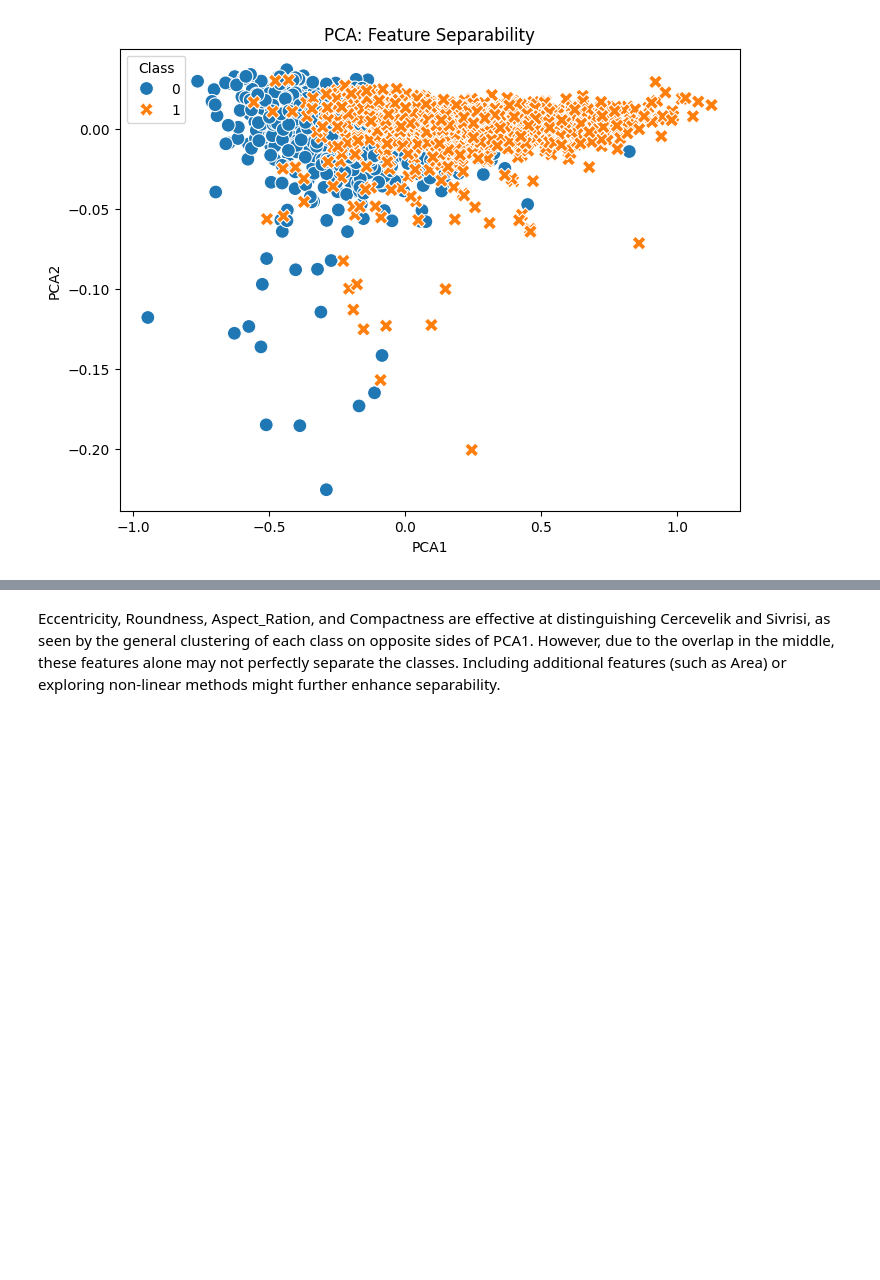
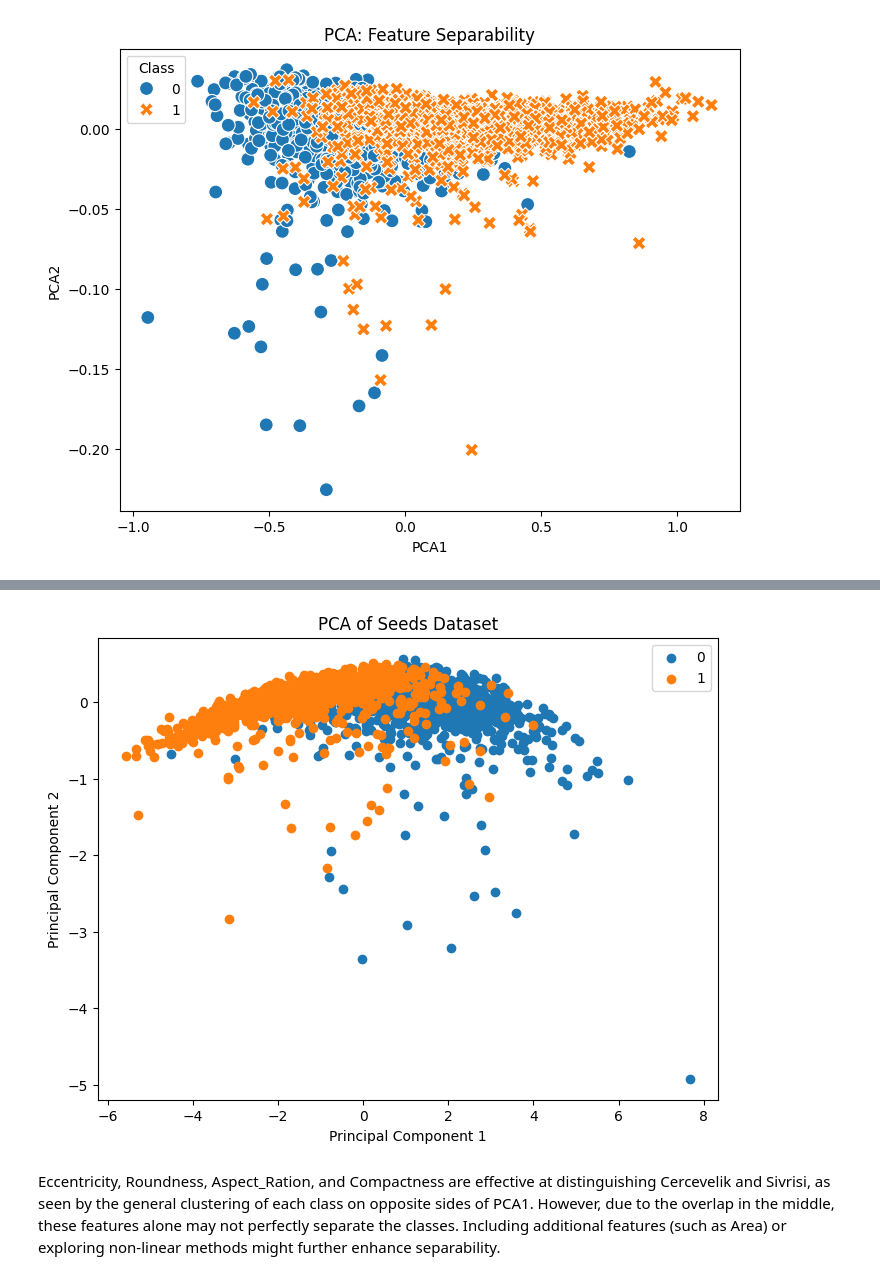
Before and after one commit to xLelouch03/STINTSY-MCO, a Jupyter notebook: main.ipynb, the cells around one changed output, grey strips where cells are left out. Drawn from its saved outputs; the diff is of its cells as text; code cells hidden in the pictures; blank space fills up the shorter version.

```diff
--- a/main.ipynb
+++ b/main.ipynb
@@ -319,2 +331,28 @@ plt.show()
+# %%
+features = ['Eccentricity', 'Roundness', 'Aspect_Ration', 'Compactness']  # Replace or add more features
+X = data[features]
+
+scaler = StandardScaler()
+X_scaled = scaler.fit_transform(X)
+
+pca = PCA(n_components=2)  # Choose the number of components
+principal_components = pca.fit_transform(X_scaled)
+
+pca_df = pd.DataFrame(data=principal_components, columns=['PC1', 'PC2'])
+pca_df['Class'] = data['Class']  # Add class labels for visualization
+
+plt.figure(figsize=(8, 6))
+classes = pca_df['Class'].unique()
+for class_label in classes:
+    subset = pca_df[pca_df['Class'] == class_label]
+    plt.scatter(subset['PC1'], subset['PC2'], label=class_label)
+
+plt.title('PCA of Seeds Dataset')
+plt.xlabel('Principal Component 1')
+plt.ylabel('Principal Component 2')
+plt.legend()
+plt.show()
+# %% [output]
+[figure, added]
 # %% [markdown]
 Eccentricity, Roundness, Aspect_Ration, and Compactness are effective at distinguishing Cercevelik and Sivrisi, as seen by the general clustering of each class on opposite sides of PCA1. However, due to the overlap in the middle, these features alone may not perfectly separate the classes. Including additional features (such as Area) or exploring non-linear methods might further enhance separability.
```
Also changed, not shown: parts of 9 cells of this notebook.
